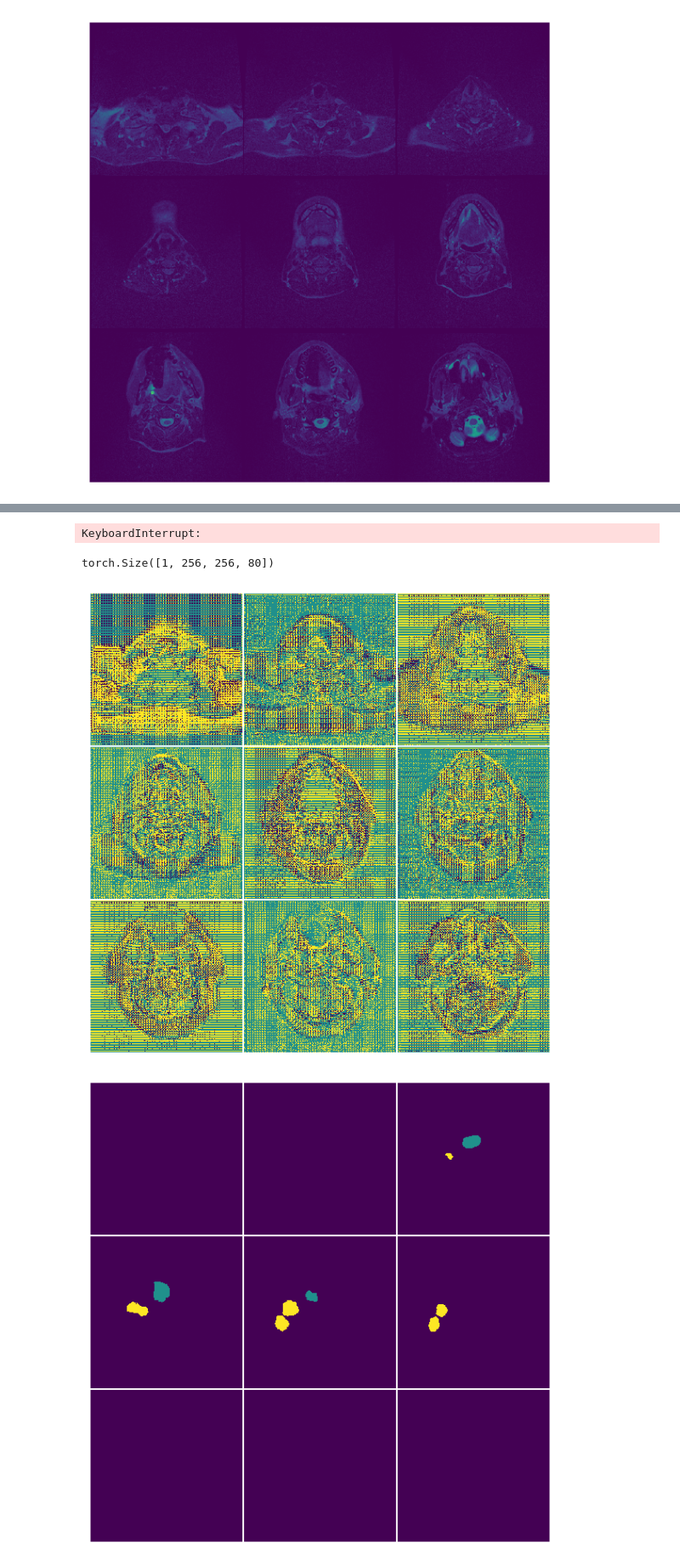
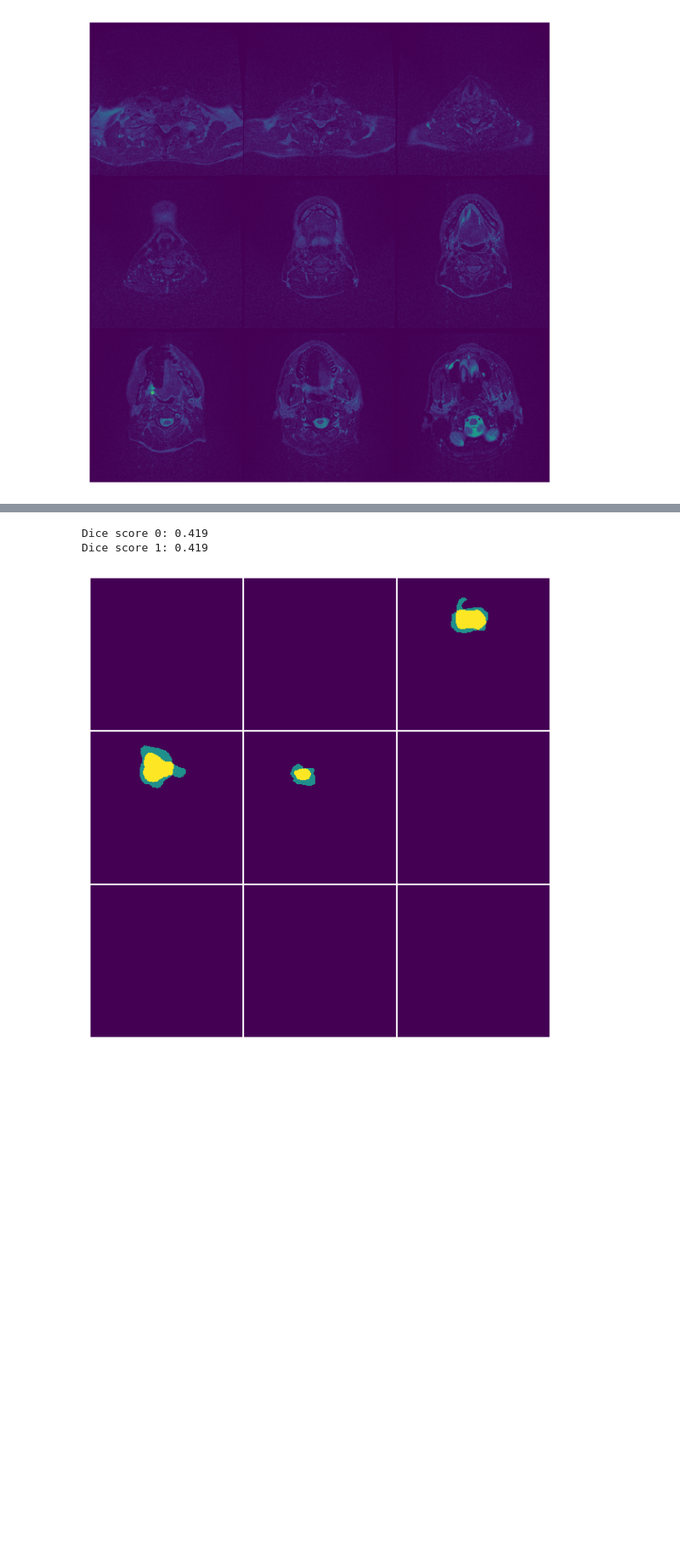
Before and after one commit to andreas122001/tumor-segmentation, a Jupyter notebook: test.ipynb, the cells around one changed output, grey strips where cells are left out. Shown at 85% size. Drawn from its saved outputs; the diff is of its cells as text; code cells hidden in the pictures; blank space fills up the shorter version.

```diff
--- a/test.ipynb
+++ b/test.ipynb
@@ -196,7 +190,7 @@ from monai.data import DataLoader
 from tqdm import tqdm
 from monai.data import create_test_image_3d, list_data_collate, pad_list_data_collate
 
-batch_size = 2
+batch_size = 1
 
 loader = DataLoader(dataset, batch_size=batch_size)
 e = 0
@@ -206,10 +200,25 @@ losses = []
 import monai.optimizers
 import time
 
-epochs = 30
-optimizer = torch.optim.Adam(model.parameters(), 1e-4)
-loss_function = monai.losses.DiceCELoss(include_background=False, softmax=True, to_onehot_y=True)
-lr_scheduler = torch.optim.lr_scheduler.CosineAnnealingLR(optimizer, T_max=epochs)
+epochs = 50
+optimizer = torch.optim.Adam(model.parameters(), 2e-3)
+
+loss_function = monai.losses.DiceLoss(
+    smooth_nr=0,
+    smooth_dr=1e-5,
+    squared_pred=True,
+    to_onehot_y=False, # False
+    sigmoid=True,
+    # weight=torch.tensor([1.1886071e+00, 8.6305177e-01]).to(device)
+)
+
+# loss_function = monai.losses.DiceCELoss(
+#     include_background=False,
+#     to_onehot_y=True,
+#     weight=torch.tensor([0, 1.1886071e+00, 8.6305177e-01]).to(device)
+#     # weight=torch.tensor([3.3394375e-01, 4.3348691e+02, 3.1475632e+02]).to(device)
+# )
+lr_scheduler = torch.optim.lr_scheduler.CosineAnnealingLR(optimizer, T_max=epochs, eta_min=1e-5)
 for e in range(e, epochs + e):
     print(f"Epoch: {e}")
     time.sleep(0.1)
@@ -223,7 +232,7 @@ for e in range(e, epochs + e):
         optimizer.step()
 
         losses.append(loss.item())
-    lr_scheduler.step()
+    lr_scheduler.step(e)
     print(f"Loss: {np.mean(losses[-130:])}")
 e += 1
 # %% [output]
@@ -241,0 +263,2 @@ ValueError: If mode is 'interp', window_length must be less than or equal to the
+# %%
+post_trans = Compose([Activations(sigmoid=True), AsDiscrete(threshold=0.5)])
@@ -242,33 +283,32 @@ ValueError: If mode is 'interp', window_length must be less than or equal to the
 # %%
 from monai.metrics import DiceMetric
 
-dice_metric = DiceMetric(include_background=False, reduction="mean", num_classes=3)
+dice_metric = DiceMetric(include_background=True, reduction="mean_batch")
 
 test_loader = DataLoader(test_dataset, batch_size=1)
 for batch in tqdm(test_loader, desc="Testing steps"):
     inputs, labels = batch['image'], batch['mask']
 
     logits = model(inputs)
-    preds = logits  #.softmax(1).argmax(1)
+    preds = post_trans(logits)
 
     dice_metric(y_pred=preds, y=labels)
 
-dice_score = dice_metric.aggregate().item()
-print(f"Dice score: {dice_score:.3f}")
+dice_score = dice_metric.aggregate()
+print(f"Dice score 0: {dice_score[0]:.3f}")
+print(f"Dice score 1: {dice_score[1]:.3f}")
 dice_metric.reset()
 # %% [output]
-KeyboardInterrupt:
+Dice score 0: 0.419
+Dice score 1: 0.419
-# %%
-pred = model(test_dataset[0]['image'].unsqueeze(0))
-pred.softmax(1).argmax(1).shape
-# %% [output]
-torch.Size([1, 256, 256, 80])
 # %%
 sample = test_dataset[15]
+mask = sample['mask'].unsqueeze(0)
 pred = model(sample['image'].unsqueeze(0))
-pred = pred.softmax(1).argmax(1)
-monai.visualize.matshow3d(monai.transforms.Orientation("SPL")(pred), every_n=9, figsize=(6, 6))
-monai.visualize.matshow3d(monai.transforms.Orientation("SPL")(sample['mask']), every_n=9, figsize=(6, 6));
+pred = post_trans(pred)
+pred.shape, mask.shape
+monai.visualize.matshow3d(monai.transforms.Orientation("SPL")(pred[:,0]+mask[:,0]), every_n=9, figsize=(6, 6))
+# monai.visualize.matshow3d(monai.transforms.Orientation("SPL")(mask[:,0]), every_n=9, figsize=(6, 6));
+1==1;
 # %% [output]
-[figure, old version]
+[figure, new version]
-[figure, removed]
```
Also changed, not shown: parts of 11 cells of this notebook, 8 other files.
